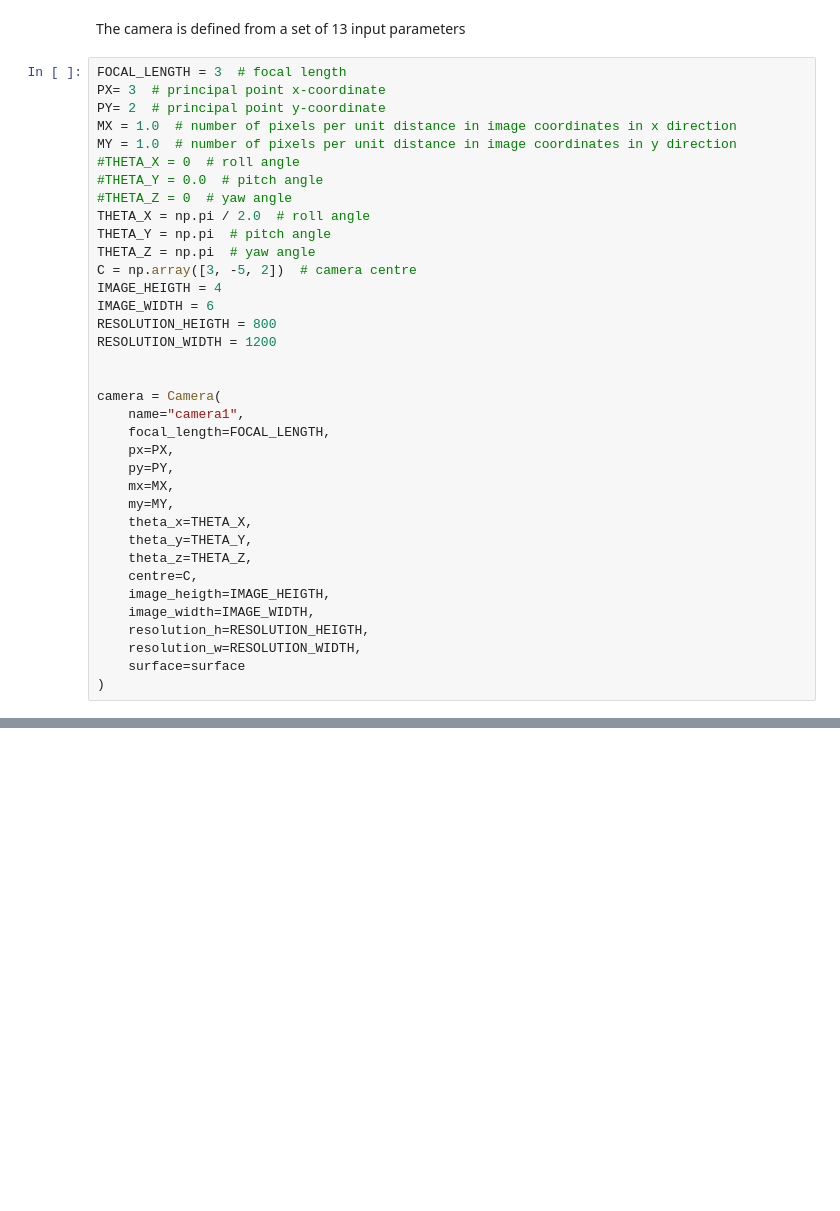
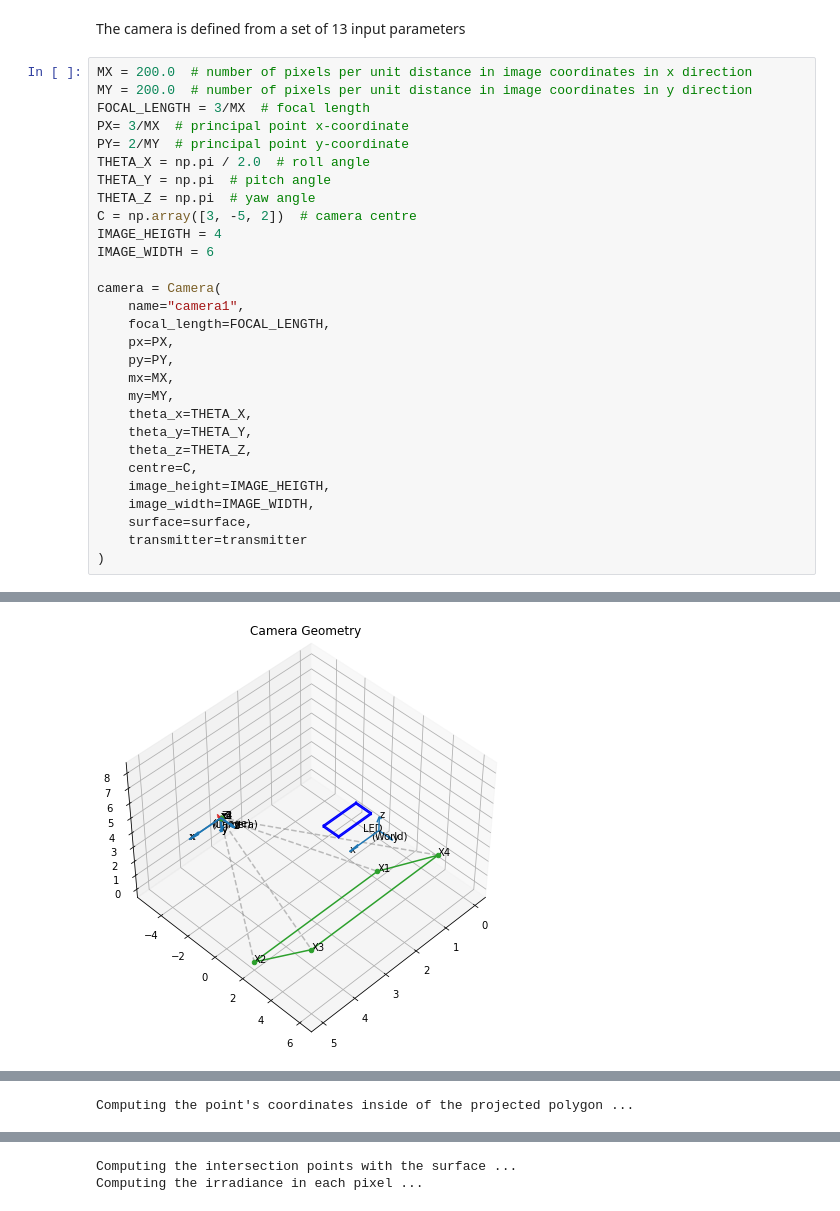
Before and after one commit to jufgutierrezgo/rs-vlc-model, a Jupyter notebook: rs-vlc-simulation.ipynb, the cells around one changed output, grey strips where cells are left out. Saved outputs shown, nothing was run; the diff lists cells and outputs as text; blank space fills up the shorter version.

```diff
--- a/rs-vlc-simulation.ipynb
+++ b/rs-vlc-simulation.ipynb
@@ -43,23 +48,17 @@ surface._group_vertices()
 # %% [markdown]
 The camera is defined from a set of 13 input parameters
 # %%
-FOCAL_LENGTH = 3  # focal length
-PX= 3  # principal point x-coordinate
-PY= 2  # principal point y-coordinate
-MX = 1.0  # number of pixels per unit distance in image coordinates in x direction
-MY = 1.0  # number of pixels per unit distance in image coordinates in y direction
-#THETA_X = 0  # roll angle
-#THETA_Y = 0.0  # pitch angle
-#THETA_Z = 0  # yaw angle
+MX = 200.0  # number of pixels per unit distance in image coordinates in x direction
+MY = 200.0  # number of pixels per unit distance in image coordinates in y direction
+FOCAL_LENGTH = 3/MX  # focal length
+PX= 3/MX  # principal point x-coordinate
+PY= 2/MY  # principal point y-coordinate
 THETA_X = np.pi / 2.0  # roll angle
 THETA_Y = np.pi  # pitch angle
 THETA_Z = np.pi  # yaw angle
 C = np.array([3, -5, 2])  # camera centre
 IMAGE_HEIGTH = 4
 IMAGE_WIDTH = 6
-RESOLUTION_HEIGTH = 800
-RESOLUTION_WIDTH = 1200
-
 
 camera = Camera(
     name="camera1",
@@ -72,9 +71,9 @@ camera = Camera(
     theta_y=THETA_Y,
     theta_z=THETA_Z,
     centre=C,
-    image_heigth=IMAGE_HEIGTH,
+    image_height=IMAGE_HEIGTH,
     image_width=IMAGE_WIDTH,
-    resolution_h=RESOLUTION_HEIGTH,
-    resolution_w=RESOLUTION_WIDTH,
-    surface=surface
+    surface=surface,
+    transmitter=transmitter
 )
+# %% [output]
@@ -80,0 +95 @@ camera = Camera(
+[figure, added]
@@ -80,0 +97 @@ camera = Camera(
+Computing the point's coordinates inside of the projected polygon ...
@@ -80,0 +99,2 @@ camera = Camera(
+Computing the intersection points with the surface ...
+Computing the irradiance in each pixel ...
```
Also changed, not shown: parts of 3 cells of this notebook, 3 other files.
